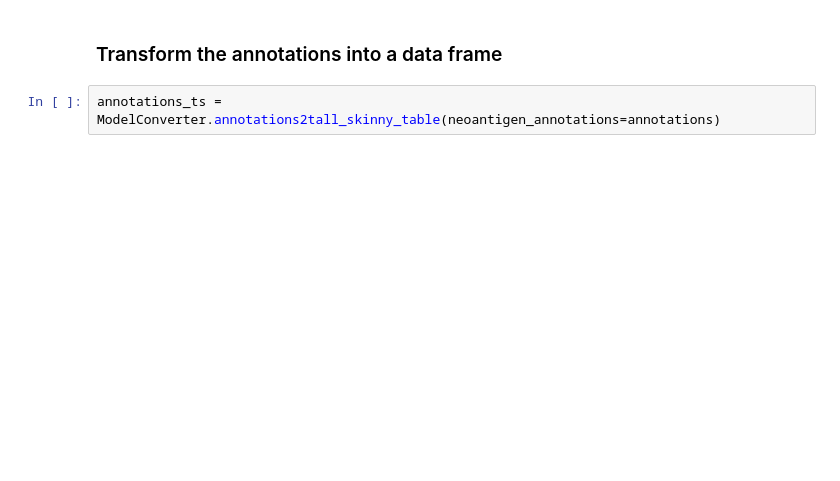
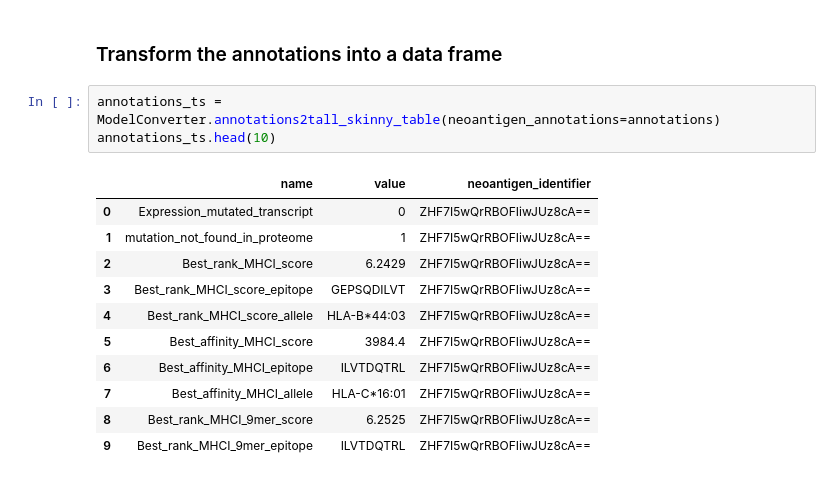
Before and after one commit to TRON-Bioinformatics/neofox, a Jupyter notebook: docs/source/notebooks/api_usage.ipynb, the cells around one changed output. Saved outputs shown, nothing was run; the diff lists cells and outputs as text; blank space fills up the shorter version.

```diff
--- a/docs/source/notebooks/api_usage.ipynb
+++ b/docs/source/notebooks/api_usage.ipynb
@@ -115,3 +550,16 @@ annotations
 ### Transform the annotations into a data frame
 # %%
 annotations_ts = ModelConverter.annotations2tall_skinny_table(neoantigen_annotations=annotations)
+annotations_ts.head(10)
+# %% [output]
+|  | name | value | neoantigen_identifier |
+| 0 | Expression_mutated_transcript | 0 | ZHF7I5wQrRBOFIiwJUz8cA== |
+| 1 | mutation_not_found_in_proteome | 1 | ZHF7I5wQrRBOFIiwJUz8cA== |
+| 2 | Best_rank_MHCI_score | 6.2429 | ZHF7I5wQrRBOFIiwJUz8cA== |
+| 3 | Best_rank_MHCI_score_epitope | GEPSQDILVT | ZHF7I5wQrRBOFIiwJUz8cA== |
+| 4 | Best_rank_MHCI_score_allele | HLA-B*44:03 | ZHF7I5wQrRBOFIiwJUz8cA== |
+| 5 | Best_affinity_MHCI_score | 3984.4 | ZHF7I5wQrRBOFIiwJUz8cA== |
+| 6 | Best_affinity_MHCI_epitope | ILVTDQTRL | ZHF7I5wQrRBOFIiwJUz8cA== |
+| 7 | Best_affinity_MHCI_allele | HLA-C*16:01 | ZHF7I5wQrRBOFIiwJUz8cA== |
+| 8 | Best_rank_MHCI_9mer_score | 6.2525 | ZHF7I5wQrRBOFIiwJUz8cA== |
+| 9 | Best_rank_MHCI_9mer_epitope | ILVTDQTRL | ZHF7I5wQrRBOFIiwJUz8cA== |
```
Also changed, not shown: parts of 83 cells of this notebook, 5 other files.
